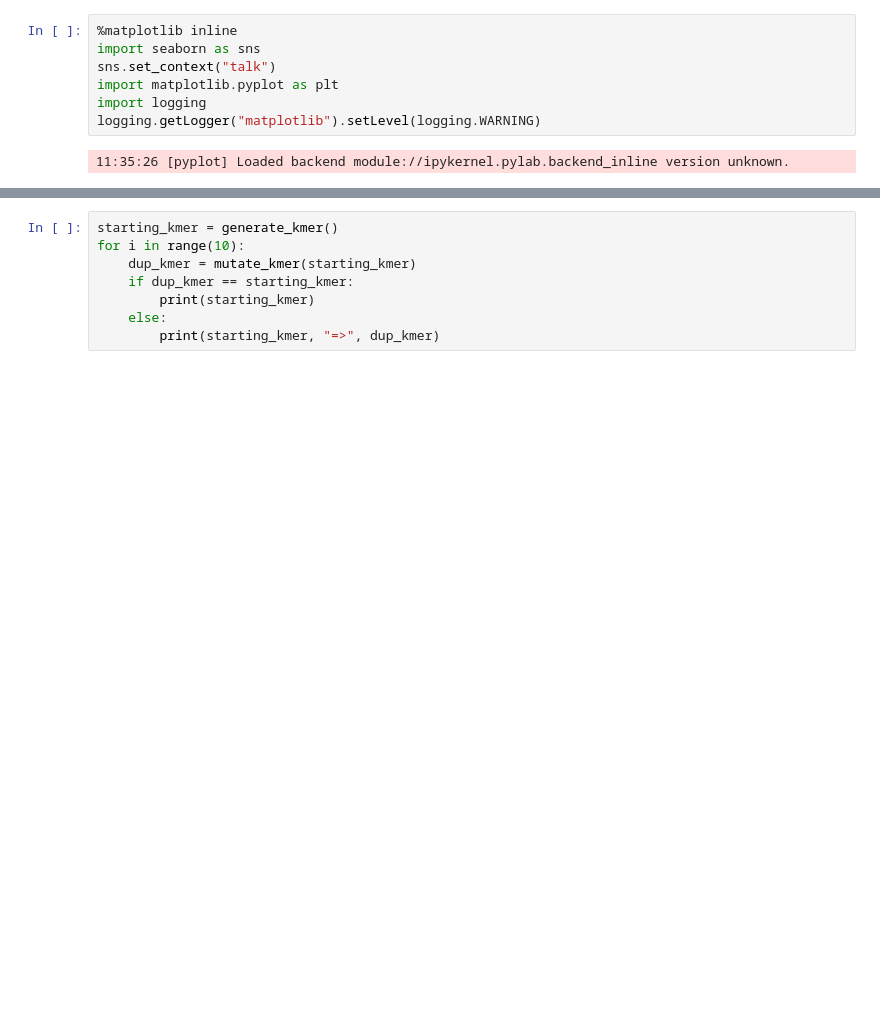
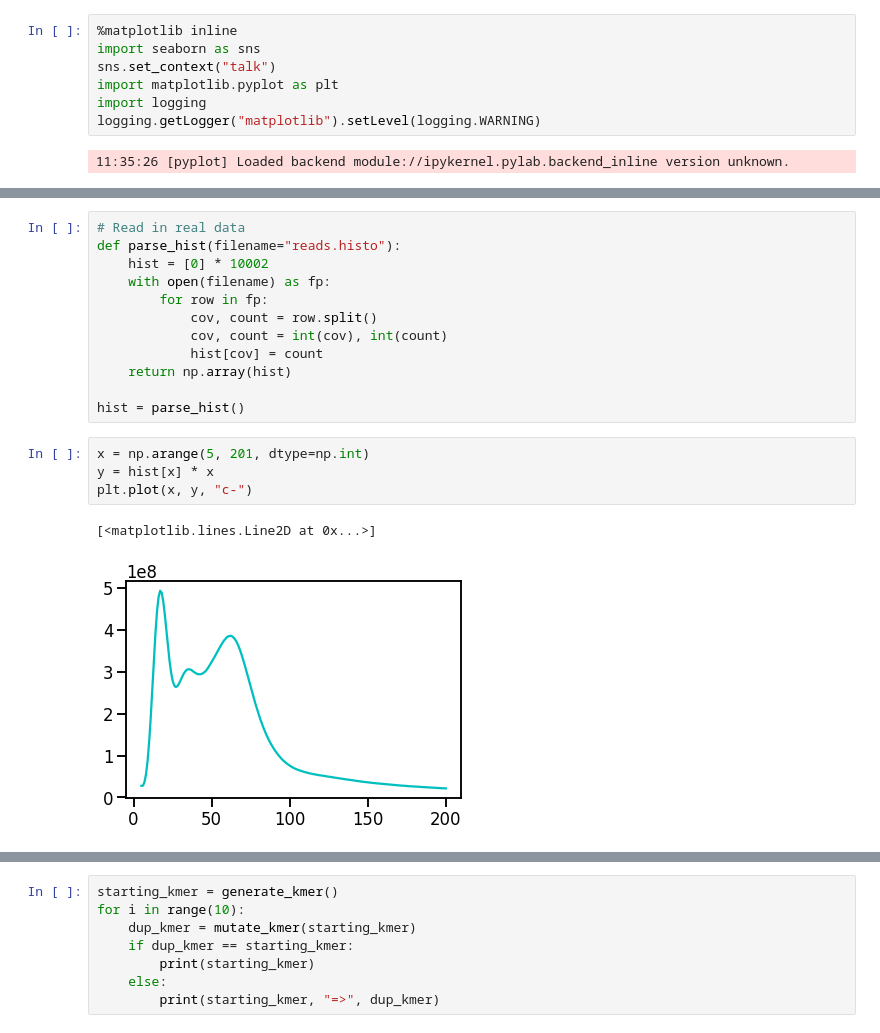
Before and after one commit to tanghaibao/bio-pipeline, a Jupyter notebook: notebooks/kmer/Assembly-kmer-estimates.ipynb, the cells around one changed output, grey strips where cells are left out. Drawn from its saved outputs; the diff is of its cells as text; blank space fills up the shorter version.

```diff
--- a/notebooks/kmer/Assembly-kmer-estimates.ipynb
+++ b/notebooks/kmer/Assembly-kmer-estimates.ipynb
@@ -33,0 +60,19 @@ logging.getLogger("matplotlib").setLevel(logging.WARNING)
+# %%
+# Read in real data
+def parse_hist(filename="reads.histo"):
+    hist = [0] * 10002
+    with open(filename) as fp:
+        for row in fp:
+            cov, count = row.split()
+            cov, count = int(cov), int(count)
+            hist[cov] = count
+    return np.array(hist)
+
+hist = parse_hist()
+# %%
+x = np.arange(5, 201, dtype=np.int)
+y = hist[x] * x
+plt.plot(x, y, "c-")
+# %% [output]
+[<matplotlib.lines.Line2D at 0x...>]
+[figure, added]
```
Also changed, not shown: parts of 16 cells of this notebook.
